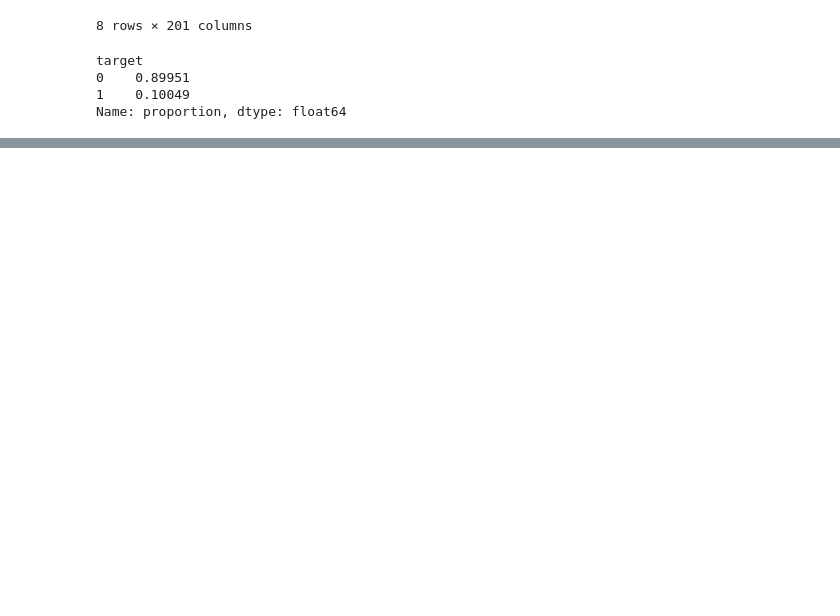
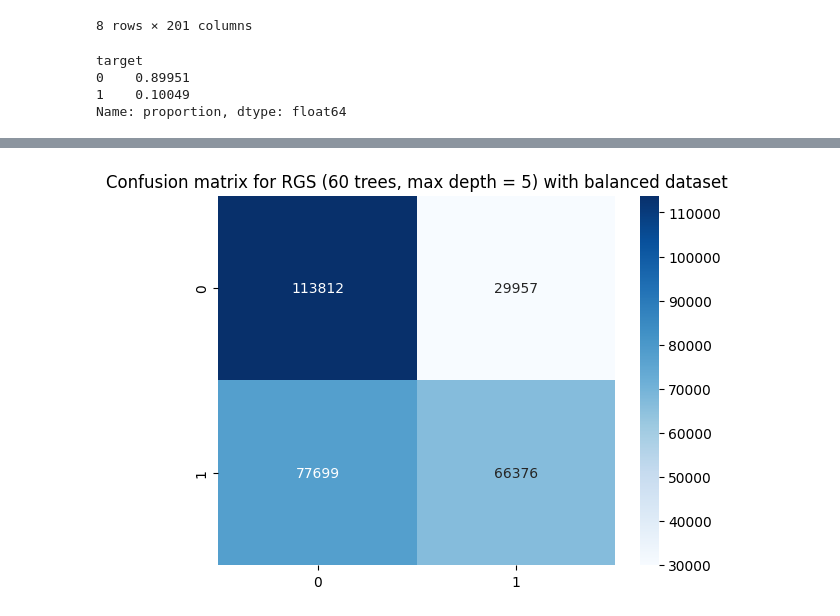
Before and after one commit to VZjunyang/SG_Code, a Jupyter notebook: RGS_Transactions_Balanced.Ipynb, the cells around one changed output, grey strips where cells are left out. Drawn from its saved outputs; the diff is of its cells as text; code cells hidden in the pictures; blank space fills up the shorter version.

```diff
--- a/RGS_Transactions_Balanced.Ipynb
+++ b/RGS_Transactions_Balanced.Ipynb
@@ -95,9 +126,13 @@ Average precision-recall score: 0.10
 # %%
-# Training 30 decision trees
+# Training 60 decision trees
 from sklearn.tree import DecisionTreeClassifier
 
 L = []
-for i in range(30):
+for i in range(60):
+    x_train_small, _, y_train_small, _ = train_test_split(x_train, y_train, test_size=0.7)
     dt = DecisionTreeClassifier(max_depth=5)
-    dt.fit(x_train, y_train)
+    dt.fit(x_train_small, y_train_small)
     L.append(dt)
+# %%
+w = qb.RGS(L,x_train,y_train,2)[0]
+y_pred = qb.PredictRGS(L,w,x_test)
@@ -103,0 +162,7 @@ for i in range(30):
+# %%
+cm = confusion_matrix(y_test, y_pred)
+sns.heatmap(cm, annot=True, cmap="Blues", fmt="d")
+plt.title('Confusion matrix for RGS (60 trees, max depth = 5) with balanced dataset')
+plt.savefig('Images/balanced_confusion_matrix_RGS_60_maxdp5.png')
+# %% [output]
+[figure, added]
```
Also changed, not shown: parts of 12 cells of this notebook.
